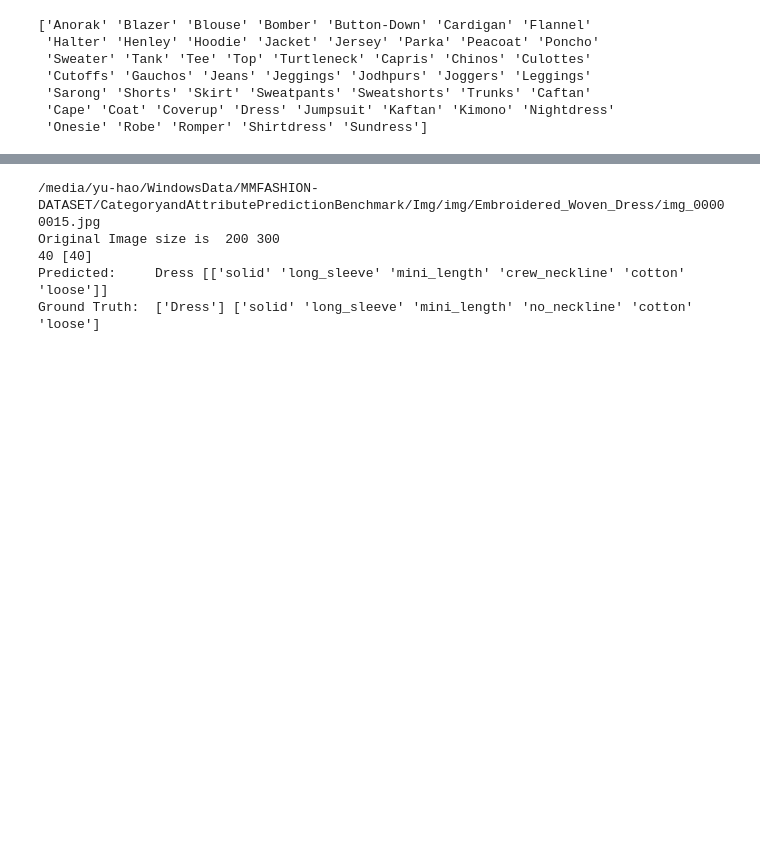
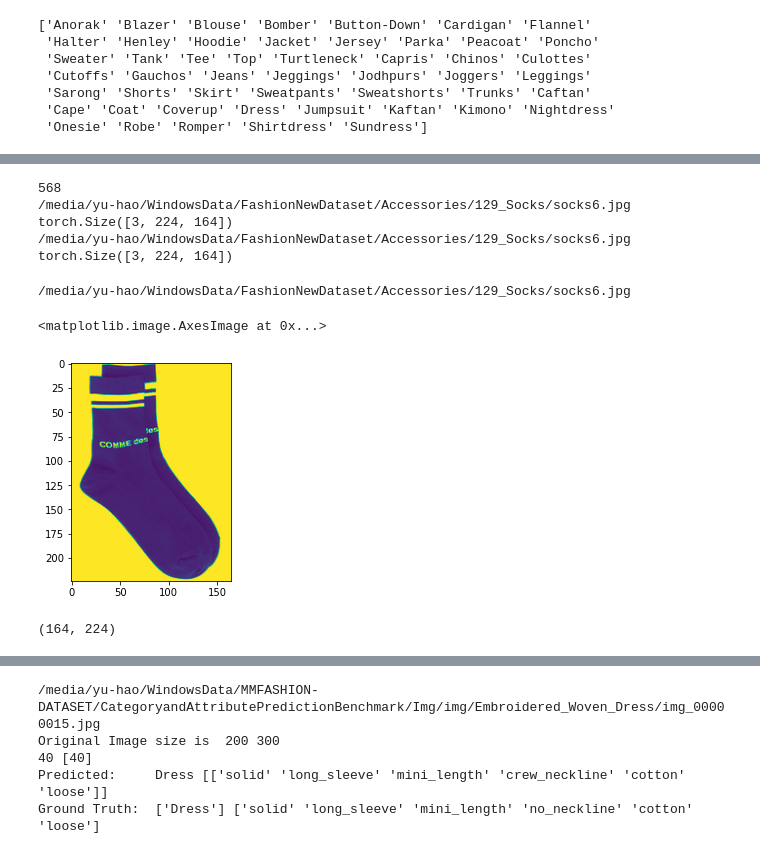
Before and after one commit to PranjalSahu/SEMISUNET, a Jupyter notebook: transfer_learning-fashion.ipynb, the cells around one changed output, grey strips where cells are left out. Drawn from its saved outputs; the diff is of its cells as text; code cells hidden in the pictures; blank space fills up the shorter version.

Commit message:
[STAR] Adding the code for the new dataset

```diff
--- a/transfer_learning-fashion.ipynb
+++ b/transfer_learning-fashion.ipynb
@@ -253,25 +253,29 @@ class ValidAttrDataset(Dataset):
         self.img_size = img_size
 
     def get_basic_item(self, idx):
-        print(os.path.join(self.img_path, self.img_list[idx]))
-        img = Image.open(os.path.join(self.img_path,
-                                      self.img_list[idx])).convert('RGB')
+        try:
+            #print(os.path.join(self.img_path, self.img_list[idx]))
+            img = Image.open(os.path.join(self.img_path,
+                                          self.img_list[idx])).convert('RGB')
 
-        width, height  = img.size
-        img.resize((width//2, height//2))
-        width, height  = img.size
+            width, height  = img.size
+            img.resize((width//2, height//2))
+            width, height  = img.size
 
-        print('Original Image size is ', width, height)
-        # Very Important
-        # For getting the cropped and resized region of interest image
-        img.thumbnail(self.img_size, Image.ANTIALIAS)
-        img   = self.transform(img)
+            #print('Original Image size is ', width, height)
+            # Very Important
+            # For getting the cropped and resized region of interest image
+            img.thumbnail(self.img_size, Image.ANTIALIAS)
+            img   = self.transform(img)
 
-        #label    = torch.from_numpy(self.labels[idx])
-        #cate     = torch.LongTensor([int(self.categories[idx]) - 1])
+            #label    = torch.from_numpy(self.labels[idx])
+            #cate     = torch.LongTensor([int(self.categories[idx]) - 1])
 
-        data = {'img': img}#, 'attr': label, 'cate': cate}
-        return data
+            data = {'img': img, 'imgpath': os.path.join(self.img_path,
+                                          self.img_list[idx])}#, 'attr': label, 'cate': cate}
+            return data
+        except:
+            pass
 
     def __getitem__(self, idx):
         return self.get_basic_item(idx)
@@ -463,0 +760,36 @@ Epoch >>  21 1.9801208103732628 0.2635547732534734 1.7165660361363129
+# %%
+print(index)
+t1    = d2[index]
+print(t1['img'].shape)
+print(d2[index]['img'].shape)
+# %% [output]
+568
+/media/yu-hao/WindowsData/FashionNewDataset/Accessories/129_Socks/socks6.jpg
+torch.Size([3, 224, 164])
+/media/yu-hao/WindowsData/FashionNewDataset/Accessories/129_Socks/socks6.jpg
+torch.Size([3, 224, 164])
+# %%
+plt.imshow(d2[index]['img'][0])
+# %% [output]
+/media/yu-hao/WindowsData/FashionNewDataset/Accessories/129_Socks/socks6.jpg
+<matplotlib.image.AxesImage at 0x...>
+[figure, added]
+# %%
+img = Image.open('/media/yu-hao/WindowsData/FashionNewDataset/Accessories/129_Socks/socks6.JPG').convert('RGB')
+width, height  = img.size
+new_width  = width//2
+new_height = height//2
+
+img = img.resize((new_width, new_height), Image.ANTIALIAS)
+
+#elif path.exists(self.img_list[idx].replace('.jpg', ''))
+
+#print('Original Image size is ', width, height)
+# Very Important
+# For getting the cropped and resized region of interest image
+img.thumbnail((224, 224), Image.ANTIALIAS)
+
+img.show()
+print(img.size)
+# %% [output]
+(164, 224)
```
Also changed, not shown: parts of 16 cells of this notebook.
